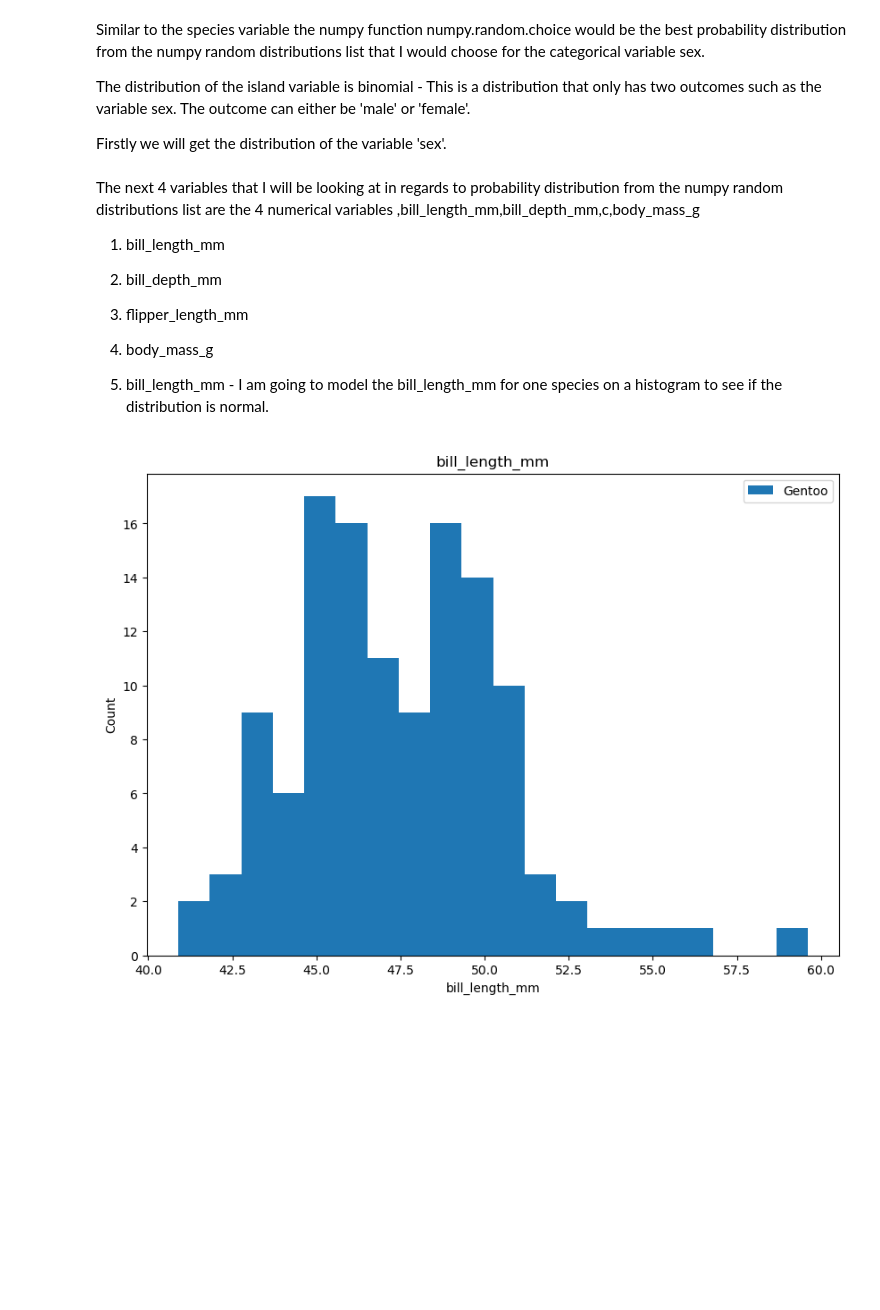
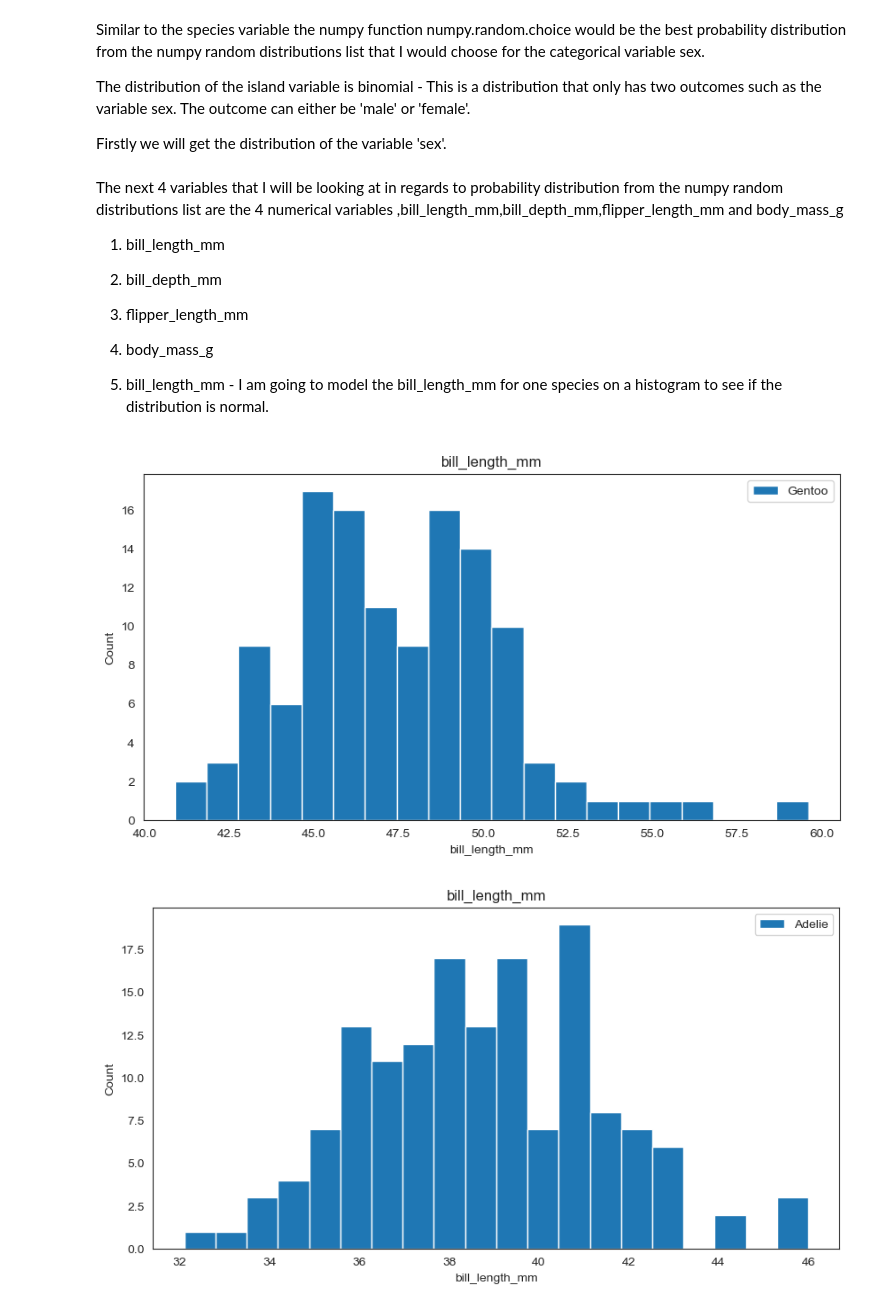
Before and after one commit to AudeAllen/Fundamentals-of-Data-Analysis---Tasks-and-Project, a Jupyter notebook: tasks.ipynb, the cells around one changed output. Saved outputs shown, nothing was run; the diff lists cells and outputs as text; code cells hidden in the pictures; blank space fills up the shorter version.

Commit message:
Task 3 - Numerical Variables

```diff
--- a/tasks.ipynb
+++ b/tasks.ipynb
@@ -375,7 +373,7 @@ import numpy as np
 penguin_arr = ['Male', 'Female']
 np.random.choice(penguin_arr, 1000, p=[0.5, 0.5])
 # %% [markdown]
-The next 4 variables that I will be looking at in regards to probability  distribution from the numpy random distributions list are the 4 numerical variables ,bill_length_mm,bill_depth_mm,c,body_mass_g
+The next 4 variables that I will be looking at in regards to probability  distribution from the numpy random distributions list are the 4 numerical variables ,bill_length_mm,bill_depth_mm,flipper_length_mm and body_mass_g
 
 1. bill_length_mm
 2. bill_depth_mm
@@ -386,22 +384,49 @@ The next 4 variables that I will be looking at in regards to probability  distri
 # %%
 #billlength
 import pandas as pd
 import matplotlib.pyplot as plt
 
 penguins  = pd.read_csv('penguins.csv')
 
-plt.figure(figsize = (10, 7))
+
+plt.figure(figsize = (10, 5))
 x =[penguins.bill_length_mm[penguins.species==sp_name] for sp_name in ['Gentoo']]
 plt.hist(x,20, histtype='bar', stacked=True)
 plt.legend(['Gentoo'])
 plt.title("bill_length_mm")
 plt.xlabel("bill_length_mm")
 plt.ylabel("Count")
-plt.savefig('bill_length_mm.png') # Save to PNG file
+plt.savefig('bill_length_mm_Gentoo.png') # Save to PNG file
 plt.show()
 
-# We can tell from the distribution on the bill ength that the distribution is not normal. i.e. it is not symetrical or in a
+
+plt.figure(figsize = (10, 5))
+x =[penguins.bill_length_mm[penguins.species==sp_name] for sp_name in ['Adelie']]
+plt.hist(x,20, histtype='bar', stacked=True)
+plt.legend(['Adelie'])
+plt.title("bill_length_mm")
+plt.xlabel("bill_length_mm")
+plt.ylabel("Count")
+plt.savefig('bill_length_mm_Adelie.png') # Save to PNG file
+plt.show()
+
+plt.figure(figsize = (10, 5))
+x =[penguins.bill_length_mm[penguins.species==sp_name] for sp_name in ['Chinstrap']]
+plt.hist(x,20, histtype='bar', stacked=True)
+plt.legend(['Chinstrap'])
+plt.title("bill_length_mm")
+plt.xlabel("bill_length_mm")
+plt.ylabel("Count")
+plt.savefig('bill_length_mm_Chinstrap.png') # Save to PNG file
+plt.show()
+
+# We can tell from the distribution on the bill length that the distribution is not normal for all species of penguin. i.e. it is not symetrical or in a
 # bell curve shape. I can see there are outliers on the right hand side of the histogram which leads me to think that the data is
 # skewed. It is a right skewed distribution as the tail is on the right hand side.
+
+# The histogram has a bimodal gamma distribution for the bill length of each of the species. Bimodal distribution is where there are two bumps or peaks
+# in the distribution that can either be the same height or a similar height.
+# The data is skewed as for each of the species for bill length.
 # %% [output]
-[figure, old version]
+[figure, new version]
+[figure, added]
```
Also changed, not shown: parts of 4 cells of this notebook, 5 other files.
